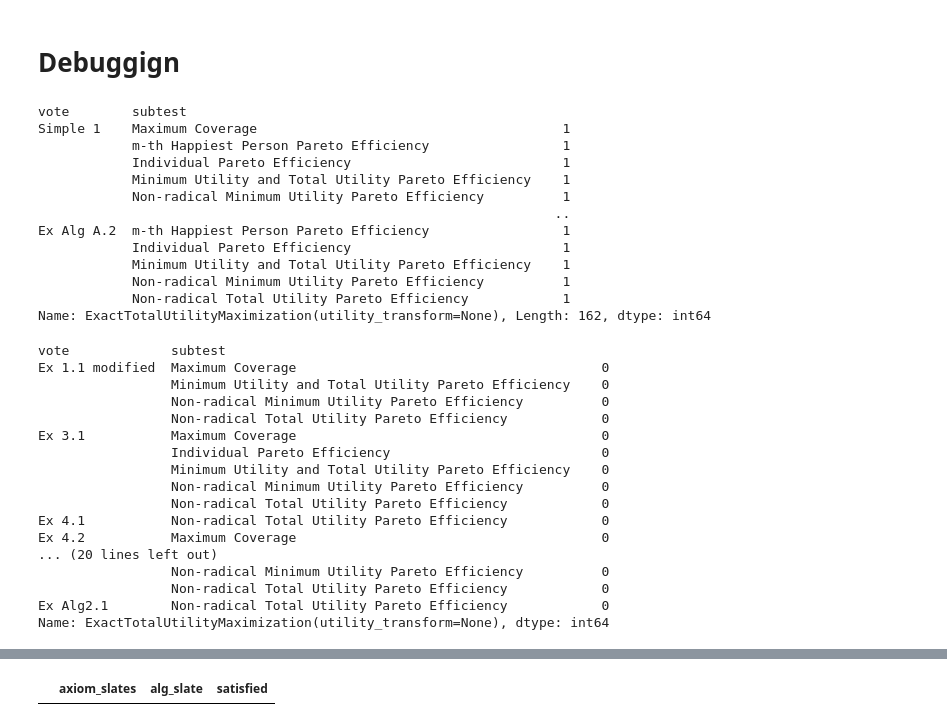
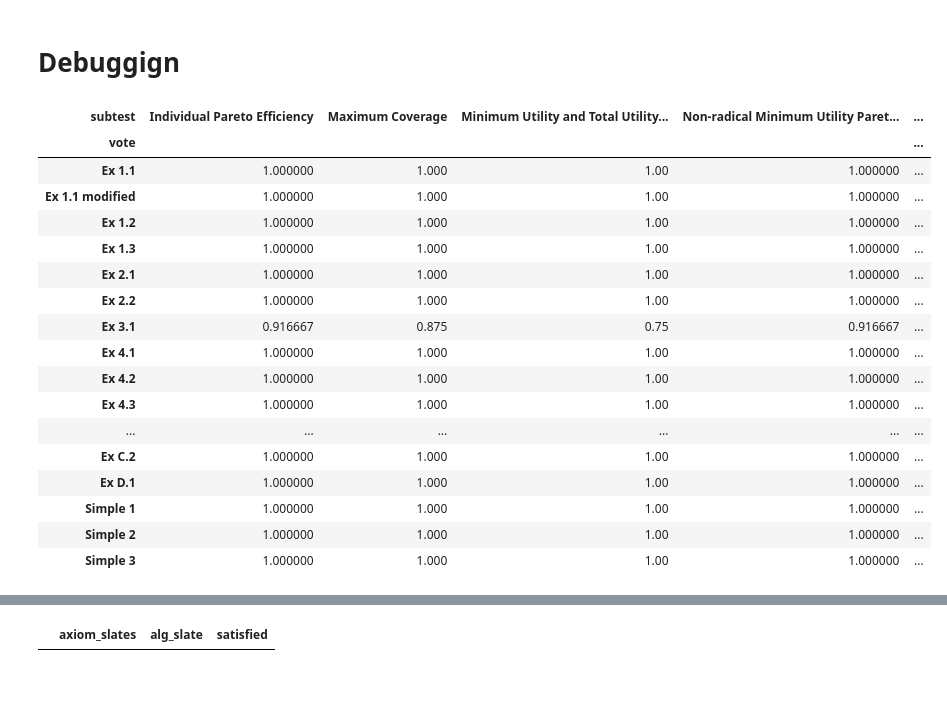
Before and after one commit to aaron-sandoval/generative_social_choice, a Jupyter notebook: generative_social_choice/plots/analyze_voting_algorithm_axiom_results.ipynb, the cells around one changed output, grey strips where cells are left out. Saved outputs shown, nothing was run; the diff lists cells and outputs as text; code cells hidden in the pictures; blank space fills up the shorter version.

```diff
--- a/generative_social_choice/plots/analyze_voting_algorithm_axiom_results.ipynb
+++ b/generative_social_choice/plots/analyze_voting_algorithm_axiom_results.ipynb
@@ -172,43 +207,27 @@ alg = ExactTotalUtilityMaximization()
 axiom = MinimumAndTotalUtilityParetoAxiom()
 # axiom = NonRadicalTotalUtilityAxiom()
 # %%
-df1 = df.loc[str(alg),:]
+df1 = df.loc[str(alg),:].unstack()
 df1
 # %% [output]
-vote        subtest
-Simple 1    Maximum Coverage                                       1
-            m-th Happiest Person Pareto Efficiency                 1
-            Individual Pareto Efficiency                           1
-            Minimum Utility and Total Utility Pareto Efficiency    1
-            Non-radical Minimum Utility Pareto Efficiency          1
-                                                                  ..
-Ex Alg A.2  m-th Happiest Person Pareto Efficiency                 1
-            Individual Pareto Efficiency                           1
-            Minimum Utility and Total Utility Pareto Efficiency    1
-            Non-radical Minimum Utility Pareto Efficiency          1
-            Non-radical Total Utility Pareto Efficiency            1
-Name: ExactTotalUtilityMaximization(utility_transform=None), Length: 162, dtype: int64
+| subtest | Individual Pareto Efficiency | Maximum Coverage | Minimum Utility and Total Utility... | Non-radical Minimum Utility Paret... | ... |
+| vote |  |  |  |  | ... |
+| Ex 1.1 | 1.000000 | 1.000 | 1.00 | 1.000000 | ... |
+| Ex 1.1 modified | 1.000000 | 1.000 | 1.00 | 1.000000 | ... |
+| Ex 1.2 | 1.000000 | 1.000 | 1.00 | 1.000000 | ... |
+| Ex 1.3 | 1.000000 | 1.000 | 1.00 | 1.000000 | ... |
+| Ex 2.1 | 1.000000 | 1.000 | 1.00 | 1.000000 | ... |
+| Ex 2.2 | 1.000000 | 1.000 | 1.00 | 1.000000 | ... |
+| Ex 3.1 | 0.916667 | 0.875 | 0.75 | 0.916667 | ... |
+| Ex 4.1 | 1.000000 | 1.000 | 1.00 | 1.000000 | ... |
+| Ex 4.2 | 1.000000 | 1.000 | 1.00 | 1.000000 | ... |
+| Ex 4.3 | 1.000000 | 1.000 | 1.00 | 1.000000 | ... |
+| ... | ... | ... | ... | ... | ... |
+| Ex C.2 | 1.000000 | 1.000 | 1.00 | 1.000000 | ... |
+| Ex D.1 | 1.000000 | 1.000 | 1.00 | 1.000000 | ... |
+| Simple 1 | 1.000000 | 1.000 | 1.00 | 1.000000 | ... |
+| Simple 2 | 1.000000 | 1.000 | 1.00 | 1.000000 | ... |
+| Simple 3 | 1.000000 | 1.000 | 1.00 | 1.000000 | ... |
-# %%
-zero_value_columns = df1.loc[df1 == 0]
-zero_value_columns
-# %% [output]
-vote             subtest
-Ex 1.1 modified  Maximum Coverage                                       0
-                 Minimum Utility and Total Utility Pareto Efficiency    0
-                 Non-radical Minimum Utility Pareto Efficiency          0
-                 Non-radical Total Utility Pareto Efficiency            0
-Ex 3.1           Maximum Coverage                                       0
-                 Individual Pareto Efficiency                           0
-                 Minimum Utility and Total Utility Pareto Efficiency    0
-                 Non-radical Minimum Utility Pareto Efficiency          0
-                 Non-radical Total Utility Pareto Efficiency            0
-Ex 4.1           Non-radical Total Utility Pareto Efficiency            0
-Ex 4.2           Maximum Coverage                                       0
-... (20 lines left out)
-                 Non-radical Minimum Utility Pareto Efficiency          0
-                 Non-radical Total Utility Pareto Efficiency            0
-Ex Alg2.1        Non-radical Total Utility Pareto Efficiency            0
-Name: ExactTotalUtilityMaximization(utility_transform=None), dtype: int64
 # %%
 
 case.rated_votes
```
Also changed, not shown: parts of 15 cells of this notebook, 2 other files.
